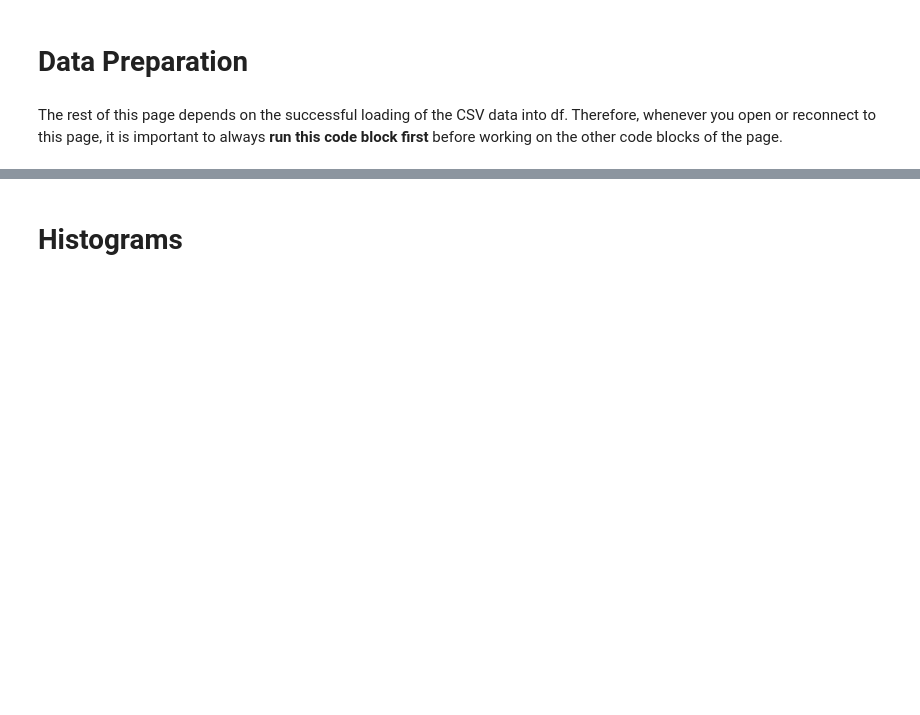
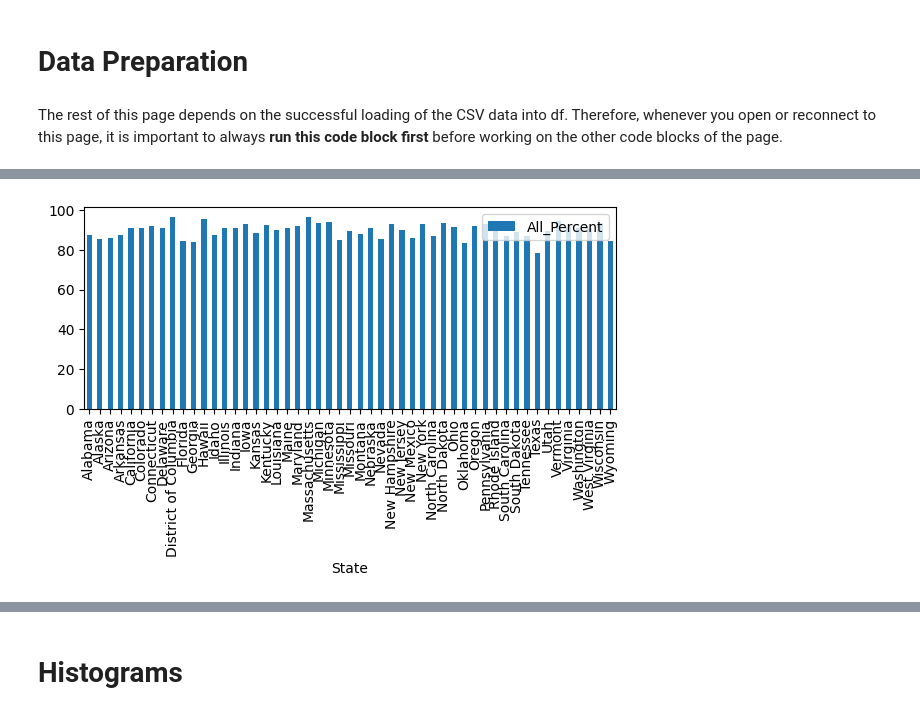
Before and after one commit to qarnac/CS201-F26, a Jupyter notebook: class_participation/09_histogram.ipynb, the cells around one changed output, grey strips where cells are left out. Cells and saved outputs as stored; diff of their text form; code cells hidden in the pictures; blank space fills up the shorter version.

```diff
--- a/class_participation/09_histogram.ipynb
+++ b/class_participation/09_histogram.ipynb
@@ -97,0 +50,14 @@ Complete the following tasks. You may use as many or as few code blocks as you'd
+# %%
+import matplotlib.pyplot as plt     # import appropriate library
+
+# create the bar chart before adjusting title and others
+df.plot(kind='bar',       #The kind attribute specify the type of graph
+        x='State',        # The x attribute specifies a categorical column
+        y='All_Percent',  # The y attribute identifies a numeric column
+        figsize=(6, 4)    # The pair specifies the width and height of the graph
+        )
+
+plt.tight_layout()                  # adjust spacing to avoid overlap
+plt.show()                          # show the chart
+# %% [output]
+[figure, added]
```
Also changed, not shown: parts of 39 cells of this notebook.
